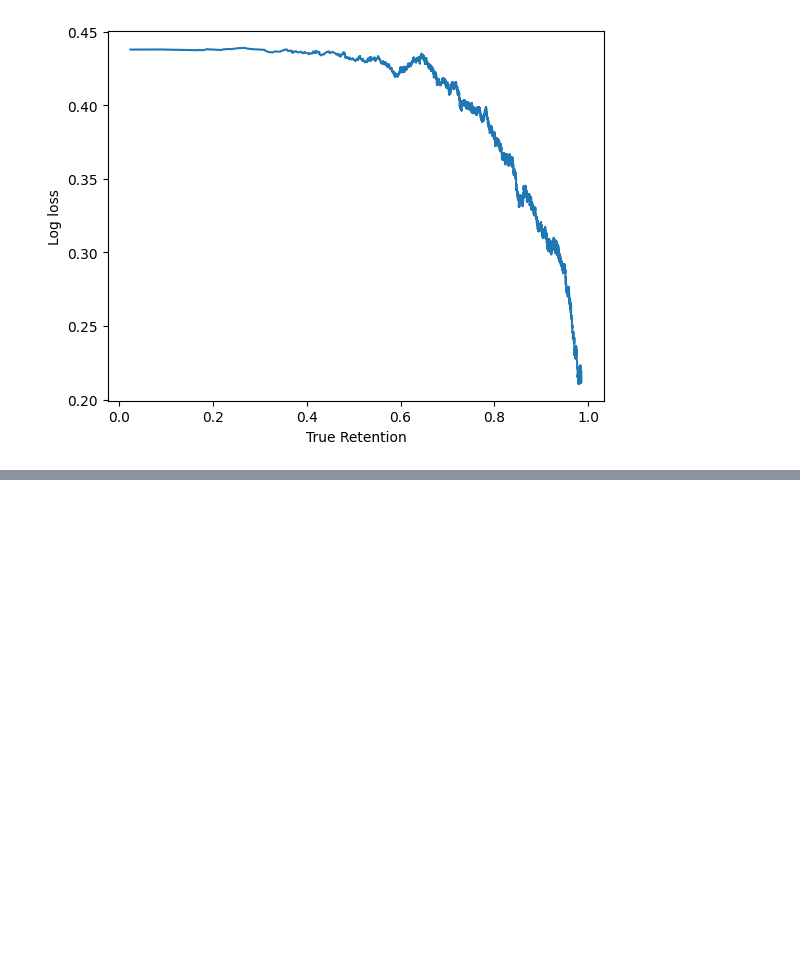
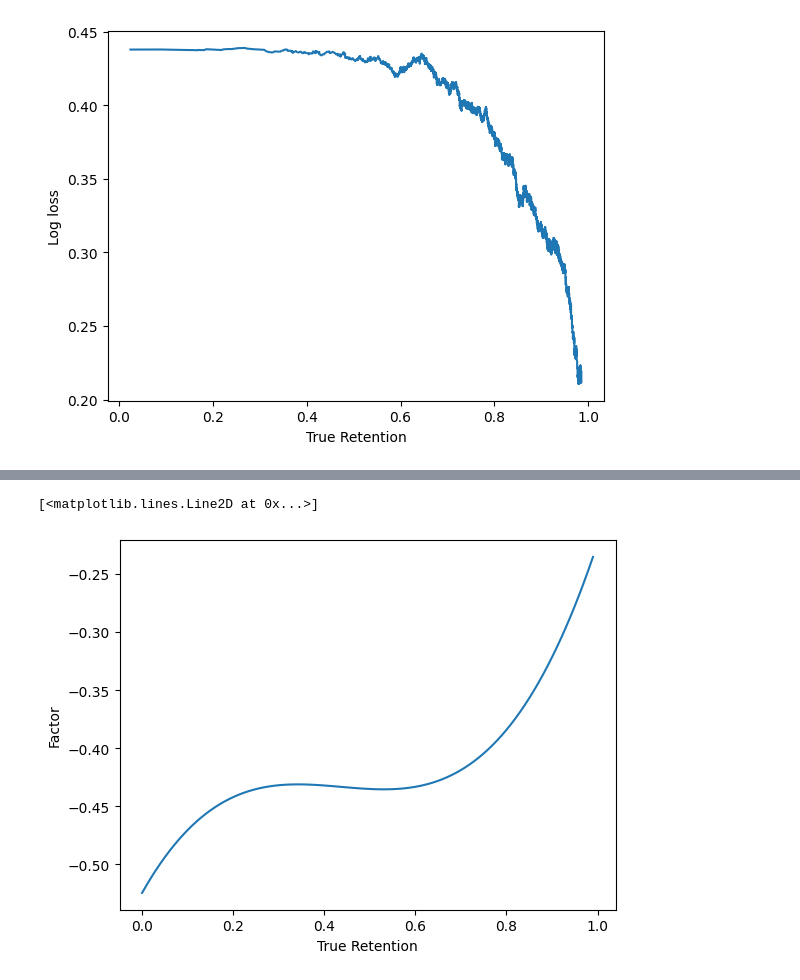
Before and after one commit to open-spaced-repetition/Anki-button-usage, a Jupyter notebook: loss-to-retention.ipynb, the cells around one changed output, grey strips where cells are left out. Drawn from its saved outputs; the diff is of its cells as text; code cells hidden in the pictures; blank space fills up the shorter version.

```diff
--- a/loss-to-retention.ipynb
+++ b/loss-to-retention.ipynb
@@ -80,0 +80,10 @@ ax.plot()
+# %%
+ax = plt.axes()
+
+ax.set_xlabel("True Retention")
+ax.set_ylabel("Factor")
+
+ax.plot(np.arange(100) / 100, retention_factor(np.arange(100) / 100, 0))
+# %% [output]
+[<matplotlib.lines.Line2D at 0x...>]
+[figure, added]
```
Also changed, not shown: parts of 1 cell of this notebook.
